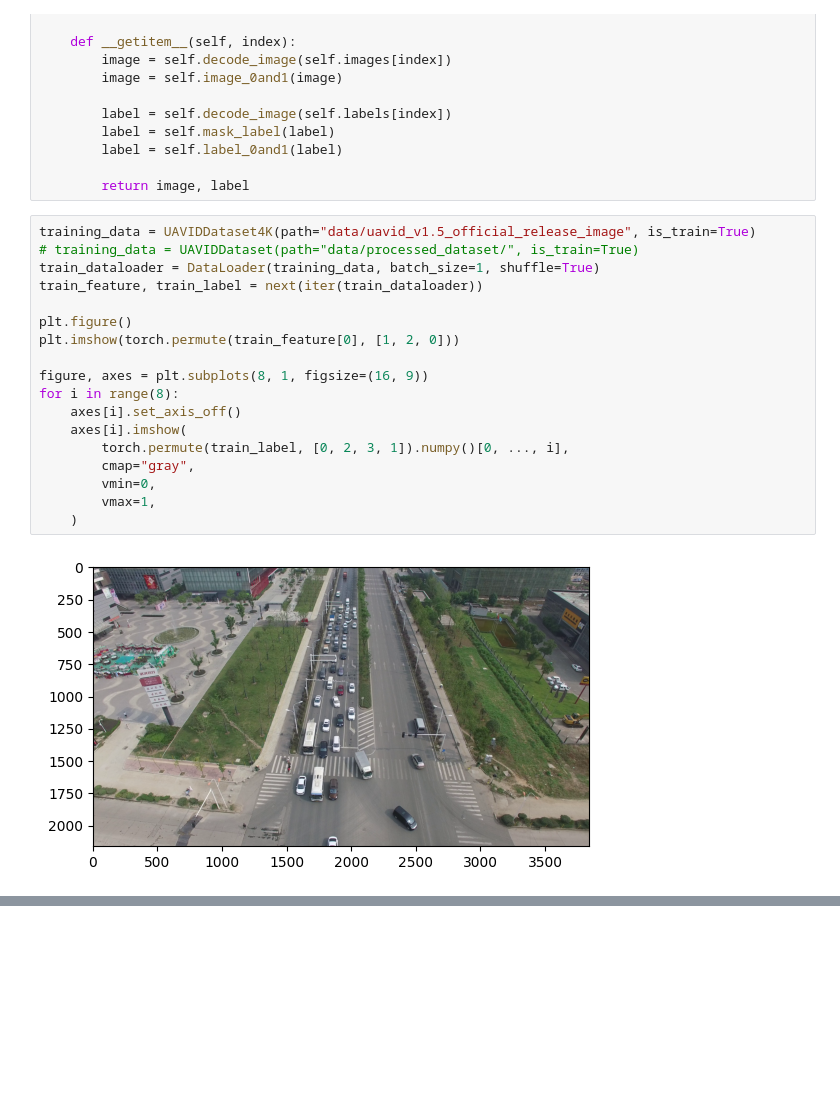
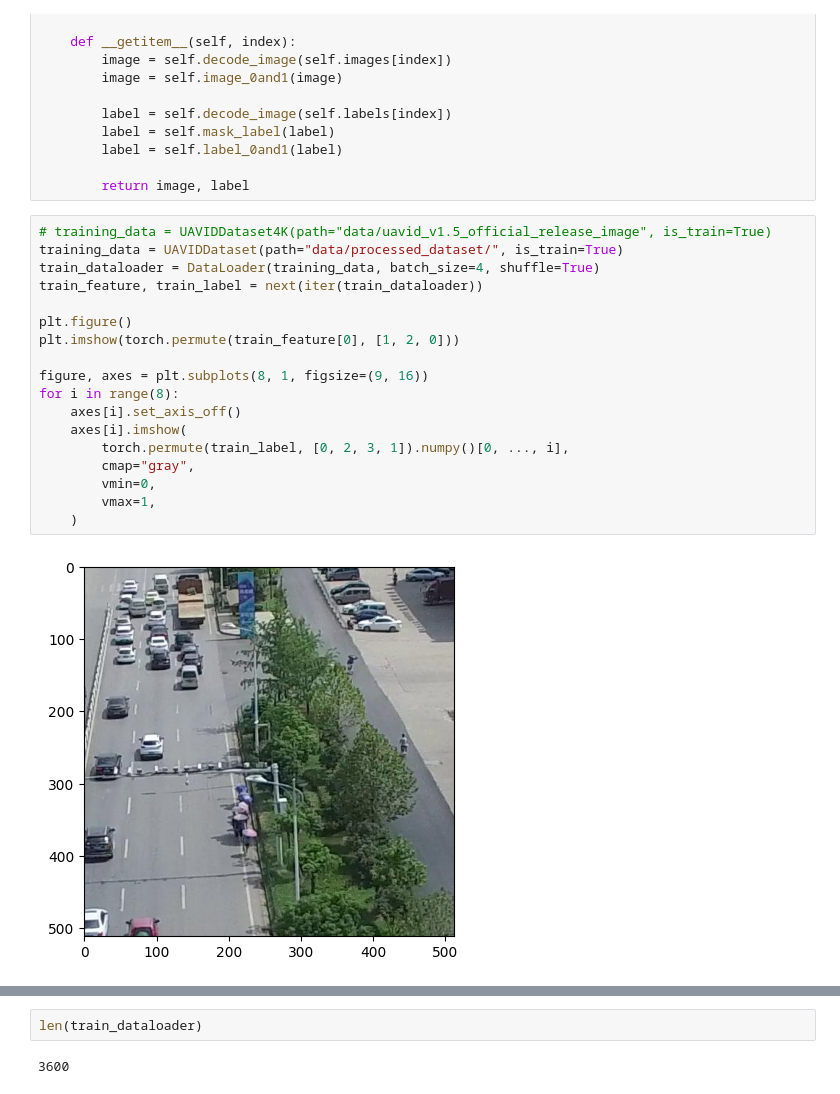
Before and after one commit to HackerTon/high_performance_analysis_system, a Jupyter notebook: test.ipynb, the cells around one changed output, grey strips where cells are left out. Cells and saved outputs as stored; diff of their text form; blank space fills up the shorter version.

Commit message:
Add training script

```diff
--- a/test.ipynb
+++ b/test.ipynb
@@ -141,22 +142,22 @@ class UAVIDDataset(Dataset):
 
         return image, label
 # %%
-training_data = UAVIDDataset4K(path="data/uavid_v1.5_official_release_image", is_train=True)
-# training_data = UAVIDDataset(path="data/processed_dataset/", is_train=True)
-train_dataloader = DataLoader(training_data, batch_size=1, shuffle=True)
+# training_data = UAVIDDataset4K(path="data/uavid_v1.5_official_release_image", is_train=True)
+training_data = UAVIDDataset(path="data/processed_dataset/", is_train=True)
+train_dataloader = DataLoader(training_data, batch_size=4, shuffle=True)
 train_feature, train_label = next(iter(train_dataloader))
 
 plt.figure()
 plt.imshow(torch.permute(train_feature[0], [1, 2, 0]))
 
-figure, axes = plt.subplots(8, 1, figsize=(16, 9))
+figure, axes = plt.subplots(8, 1, figsize=(9, 16))
 for i in range(8):
     axes[i].set_axis_off()
     axes[i].imshow(
         torch.permute(train_label, [0, 2, 3, 1]).numpy()[0, ..., i],
         cmap="gray",
         vmin=0,
         vmax=1,
     )
 # %% [output]
-[figure, old version]
+[figure, new version]
@@ -164,3 +165,7 @@ for i in range(8):
+# %%
+len(train_dataloader)
+# %% [output]
+3600
 # %%
 class UNETNetwork(nn.Module):
     def __init__(self, numberClass):
```
Also changed, not shown: parts of 8 cells of this notebook, 4 other files.
